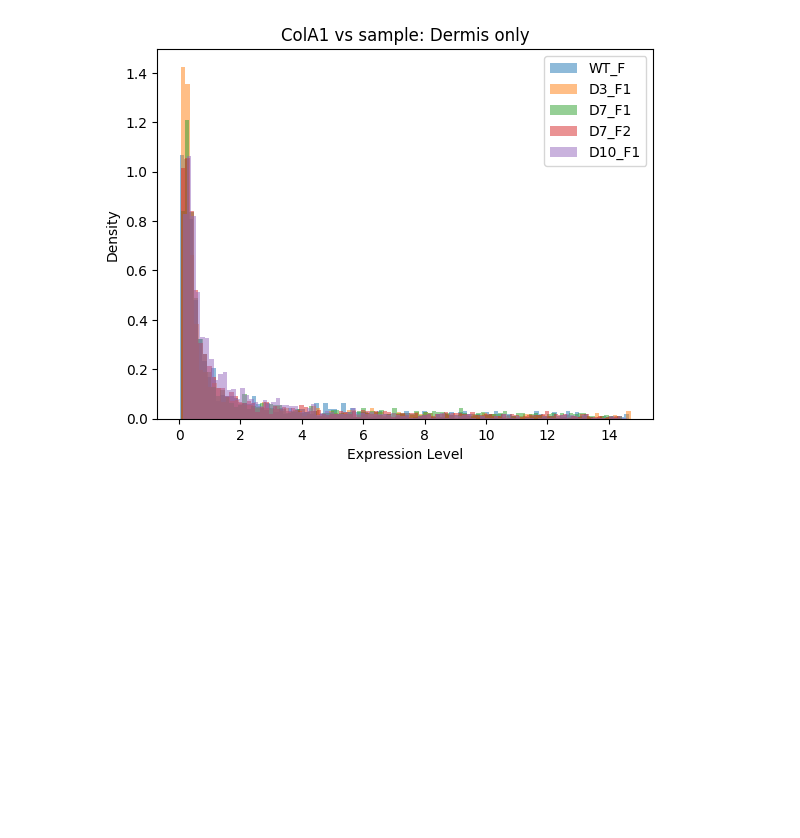
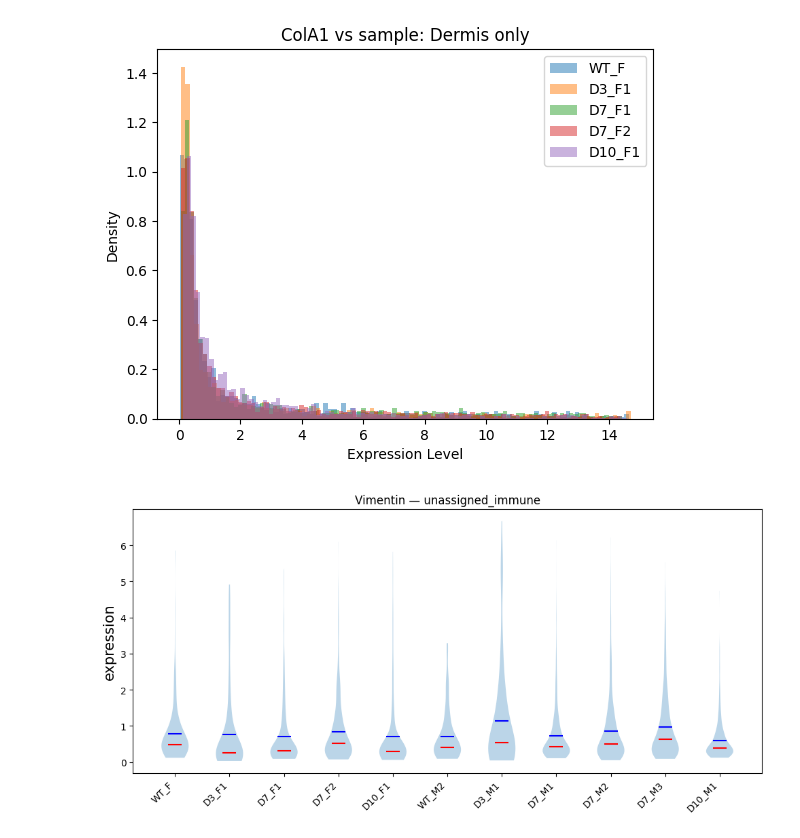
Before and after one commit to DominicBuxton/iMSC_Xenium_Phenocycler_Analysis, a Jupyter notebook: SpatialData_Analysis/phenocycler_analysis.ipynb, the cells around one changed output. Cells and saved outputs as stored; diff of their text form; code cells hidden in the pictures; blank space fills up the shorter version.

```diff
--- a/SpatialData_Analysis/phenocycler_analysis.ipynb
+++ b/SpatialData_Analysis/phenocycler_analysis.ipynb
@@ -1241,3 +1247,29 @@ for marker in ['CD44', 'Vimentin', 'ColA1']:
 [figure]
 [figure]
 [figure]
+# %%
+def marker_per_sample(adata, marker, celltype):
+    data = adata.obs.copy()
+    data[marker] = adata.to_df()[marker]
+
+    data = data[data['celltype_assignments'] == celltype]
+
+    samples = data['sample'].unique()
+    violin_data = [data[data['sample'] == s][marker].dropna().values for s in samples]
+
+    fig, ax = plt.subplots(figsize=(10, 5))
+    parts = ax.violinplot(violin_data, showextrema=False, showmedians=True, showmeans=True)
+    parts['cmedians'].set_color('red')
+    parts['cmeans'].set_color('blue')
+
+    ax.set_xticks(range(1, len(samples) + 1))
+    ax.set_xticklabels(samples, rotation=45, ha='right')
+    ax.set_title(f'{marker} — {celltype}')
+    ax.set_ylabel('expression', fontsize=15)
+
+    plt.tight_layout()
+    plt.show()
+
+marker_per_sample(adata, 'Vimentin', 'unassigned_immune')
+# %% [output]
+[figure, added]
```
Also changed, not shown: parts of 5 cells of this notebook.
